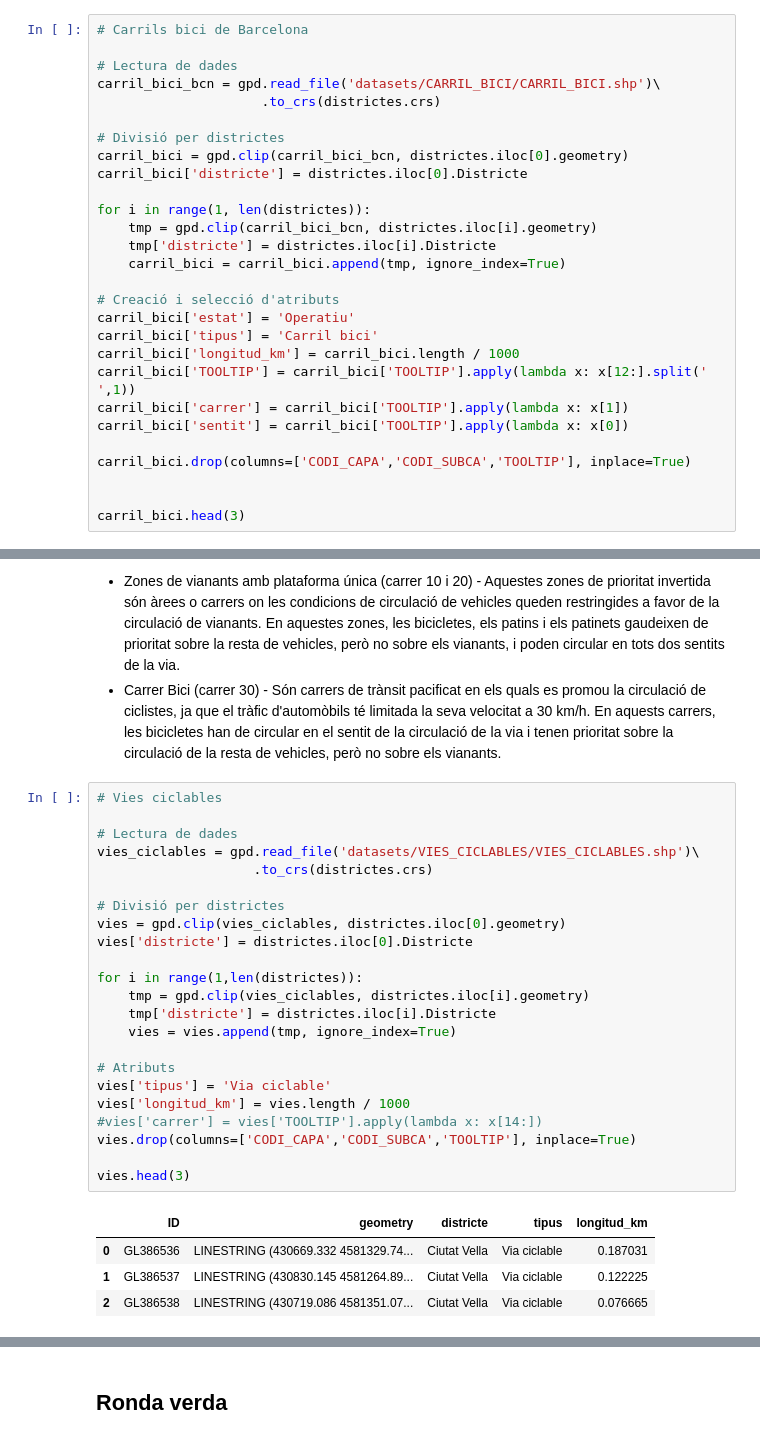
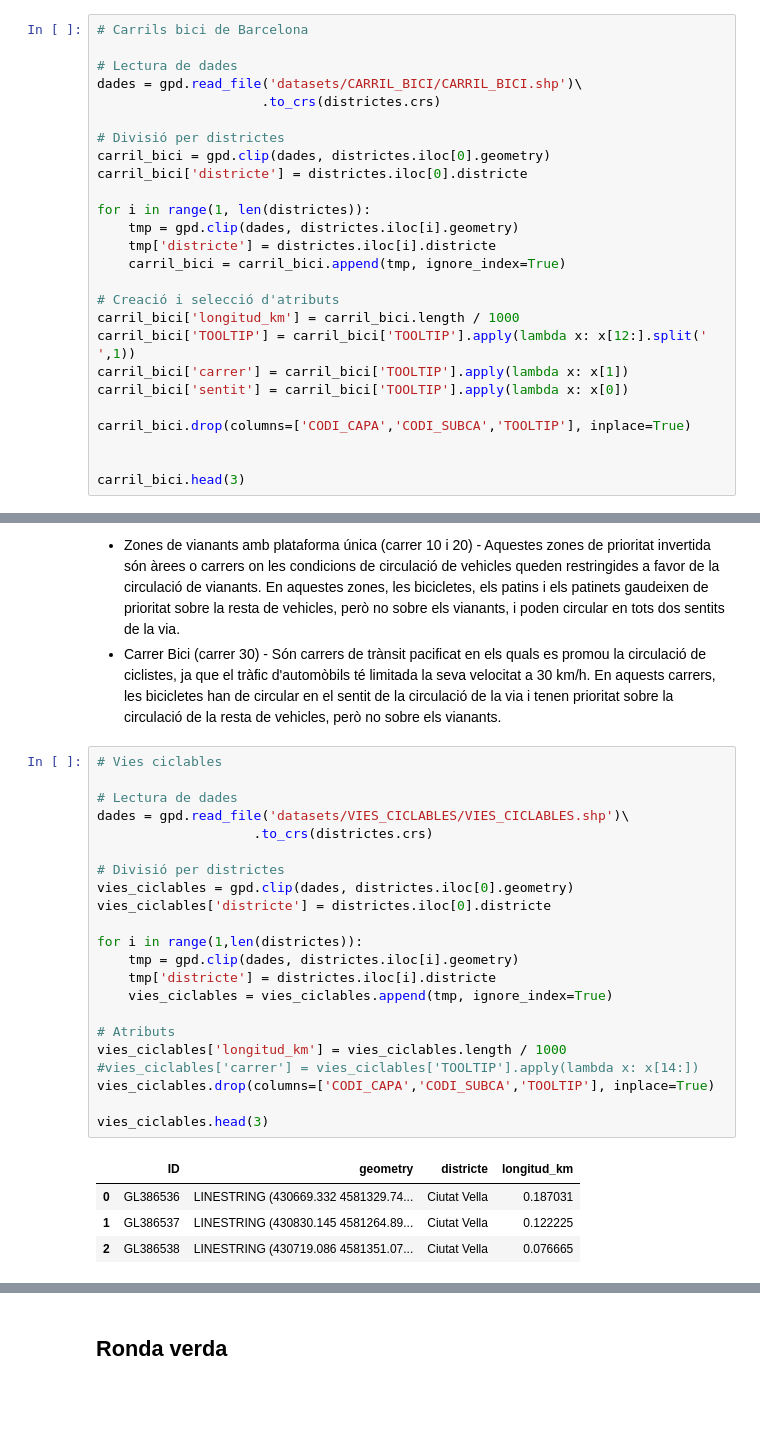
Before and after one commit to vboix2/BCN-bici, a Jupyter notebook: Data/Vies.ipynb, the cells around one changed output, grey strips where cells are left out. Cells and saved outputs as stored; diff of their text form; blank space fills up the shorter version.

```diff
--- a/Data/Vies.ipynb
+++ b/Data/Vies.ipynb
@@ -109,21 +117,19 @@ Datum: European Terrestrial Reference System 1989
 # Carrils bici de Barcelona
 
 # Lectura de dades
-carril_bici_bcn = gpd.read_file('datasets/CARRIL_BICI/CARRIL_BICI.shp')\
+dades = gpd.read_file('datasets/CARRIL_BICI/CARRIL_BICI.shp')\
                      .to_crs(districtes.crs)
 
 # Divisió per districtes
-carril_bici = gpd.clip(carril_bici_bcn, districtes.iloc[0].geometry)
-carril_bici['districte'] = districtes.iloc[0].Districte
+carril_bici = gpd.clip(dades, districtes.iloc[0].geometry)
+carril_bici['districte'] = districtes.iloc[0].districte
 
 for i in range(1, len(districtes)):
-    tmp = gpd.clip(carril_bici_bcn, districtes.iloc[i].geometry)
-    tmp['districte'] = districtes.iloc[i].Districte
+    tmp = gpd.clip(dades, districtes.iloc[i].geometry)
+    tmp['districte'] = districtes.iloc[i].districte
     carril_bici = carril_bici.append(tmp, ignore_index=True)
 
 # Creació i selecció d'atributs
-carril_bici['estat'] = 'Operatiu'
-carril_bici['tipus'] = 'Carril bici'
 carril_bici['longitud_km'] = carril_bici.length / 1000
 carril_bici['TOOLTIP'] = carril_bici['TOOLTIP'].apply(lambda x: x[12:].split(' ',1))
 carril_bici['carrer'] = carril_bici['TOOLTIP'].apply(lambda x: x[1])
@@ -209,28 +211,27 @@ carril_bici.plot(column='districte')
 # %%
 # Vies ciclables
 
 # Lectura de dades
-vies_ciclables = gpd.read_file('datasets/VIES_CICLABLES/VIES_CICLABLES.shp')\
+dades = gpd.read_file('datasets/VIES_CICLABLES/VIES_CICLABLES.shp')\
                     .to_crs(districtes.crs)
 
 # Divisió per districtes
-vies = gpd.clip(vies_ciclables, districtes.iloc[0].geometry)
-vies['districte'] = districtes.iloc[0].Districte
+vies_ciclables = gpd.clip(dades, districtes.iloc[0].geometry)
+vies_ciclables['districte'] = districtes.iloc[0].districte
 
 for i in range(1,len(districtes)):
-    tmp = gpd.clip(vies_ciclables, districtes.iloc[i].geometry)
-    tmp['districte'] = districtes.iloc[i].Districte
-    vies = vies.append(tmp, ignore_index=True)
+    tmp = gpd.clip(dades, districtes.iloc[i].geometry)
+    tmp['districte'] = districtes.iloc[i].districte
+    vies_ciclables = vies_ciclables.append(tmp, ignore_index=True)
 
 # Atributs
-vies['tipus'] = 'Via ciclable'
-vies['longitud_km'] = vies.length / 1000
-#vies['carrer'] = vies['TOOLTIP'].apply(lambda x: x[14:])
-vies.drop(columns=['CODI_CAPA','CODI_SUBCA','TOOLTIP'], inplace=True)
+vies_ciclables['longitud_km'] = vies_ciclables.length / 1000
+#vies_ciclables['carrer'] = vies_ciclables['TOOLTIP'].apply(lambda x: x[14:])
+vies_ciclables.drop(columns=['CODI_CAPA','CODI_SUBCA','TOOLTIP'], inplace=True)
 
-vies.head(3)
+vies_ciclables.head(3)
 # %% [output]
-|  | ID | geometry | districte | tipus | longitud_km |
-| 0 | GL386536 | LINESTRING (430669.332 4581329.74... | Ciutat Vella | Via ciclable | 0.187031 |
-| 1 | GL386537 | LINESTRING (430830.145 4581264.89... | Ciutat Vella | Via ciclable | 0.122225 |
-| 2 | GL386538 | LINESTRING (430719.086 4581351.07... | Ciutat Vella | Via ciclable | 0.076665 |
+|  | ID | geometry | districte | longitud_km |
+| 0 | GL386536 | LINESTRING (430669.332 4581329.74... | Ciutat Vella | 0.187031 |
+| 1 | GL386537 | LINESTRING (430830.145 4581264.89... | Ciutat Vella | 0.122225 |
+| 2 | GL386538 | LINESTRING (430719.086 4581351.07... | Ciutat Vella | 0.076665 |
```
Also changed, not shown: parts of 14 cells of this notebook.
